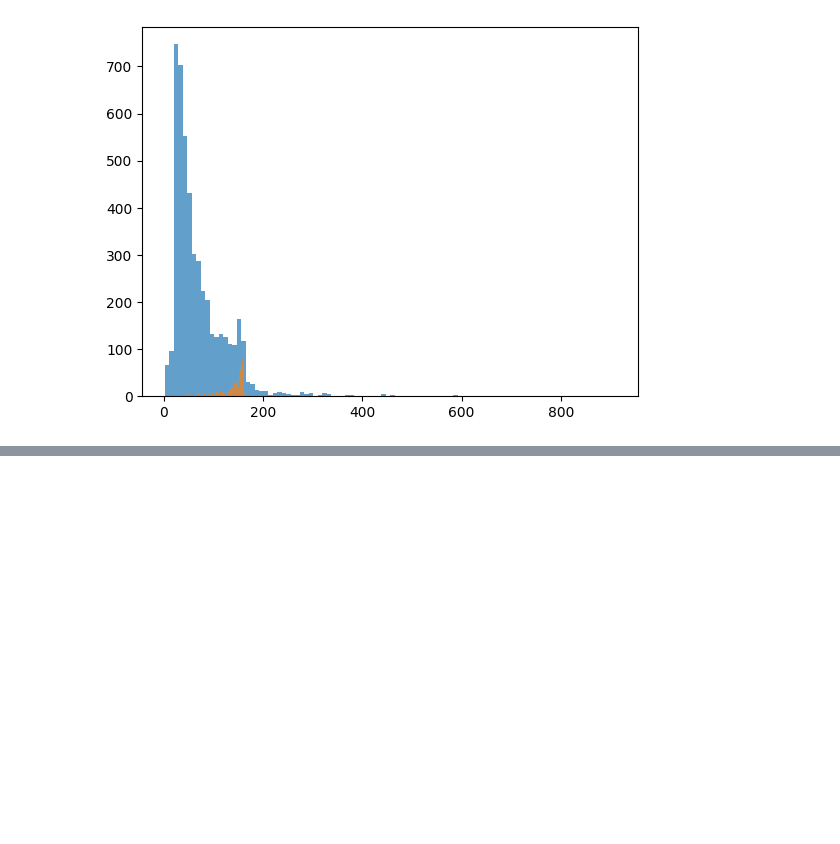
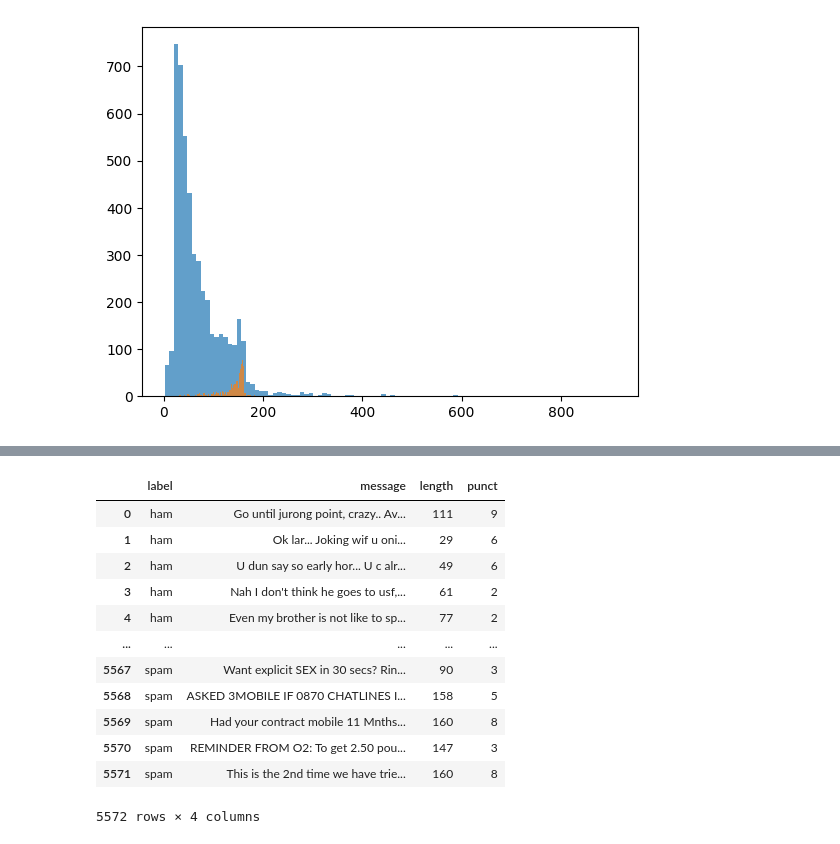
Before and after one commit to carlosyabreu/spam-machine-learning, a Jupyter notebook: SpamML.ipynb, the cells around one changed output, grey strips where cells are left out. Cells and saved outputs as stored; diff of their text form; code cells hidden in the pictures; blank space fills up the shorter version.

```diff
--- a/SpamML.ipynb
+++ b/SpamML.ipynb
@@ -257,0 +264,16 @@ plt.show()
+# %%
+data
+# %% [output]
+|  | label | message | length | punct |
+| 0 | ham | Go until jurong point, crazy.. Av... | 111 | 9 |
+| 1 | ham | Ok lar... Joking wif u oni... | 29 | 6 |
+| 2 | ham | U dun say so early hor... U c alr... | 49 | 6 |
+| 3 | ham | Nah I don't think he goes to usf,... | 61 | 2 |
+| 4 | ham | Even my brother is not like to sp... | 77 | 2 |
+| ... | ... | ... | ... | ... |
+| 5567 | spam | Want explicit SEX in 30 secs? Rin... | 90 | 3 |
+| 5568 | spam | ASKED 3MOBILE IF 0870 CHATLINES I... | 158 | 5 |
+| 5569 | spam | Had your contract mobile 11 Mnths... | 160 | 8 |
+| 5570 | spam | REMINDER FROM O2: To get 2.50 pou... | 147 | 3 |
+| 5571 | spam | This is the 2nd time we have trie... | 160 | 8 |
+5572 rows × 4 columns
```
Also changed, not shown: parts of 1 cell of this notebook.
